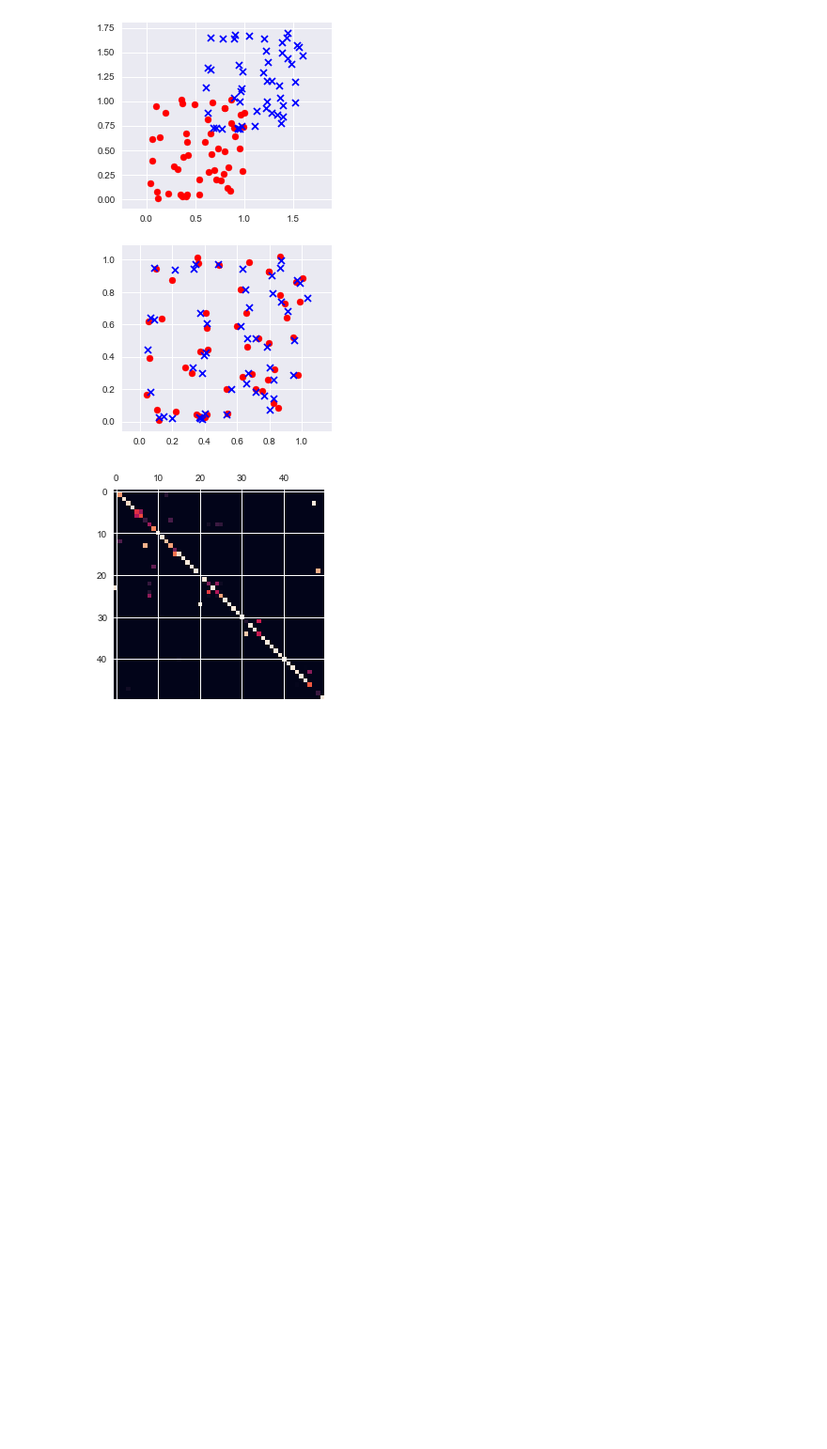
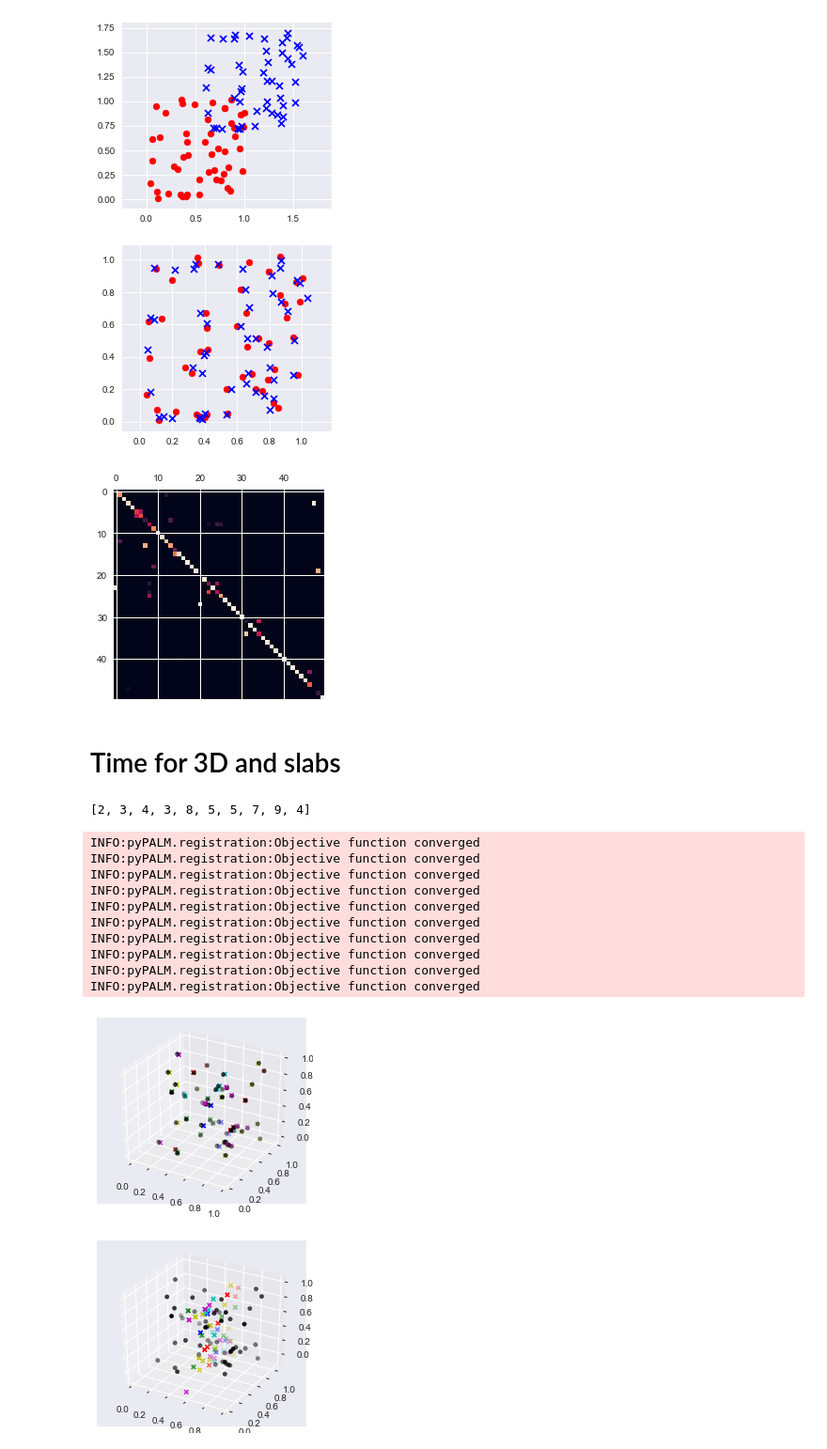
Before and after one commit to david-hoffman/pyPALM, a Jupyter notebook: notebooks/Point Matching testing internal implementation.ipynb, the cells around one changed output. Shown: that part at 94% size. Cells and saved outputs as stored; diff of their text form; code cells hidden in the pictures; blank space fills up the shorter version.

Commit message:
Improved logging

```diff
--- a/notebooks/Point Matching testing internal implementation.ipynb
+++ b/notebooks/Point Matching testing internal implementation.ipynb
@@ -198,3 +198,8 @@ def plot_results(X, Y, TY):
 # %%
 import seaborn as sns
 sns.set()
+# %%
+import logging
+logger = logging.getLogger()
+logger.setLevel(logging.DEBUG)
+logging.debug("test")
@@ -307,3 +327,5 @@ plt.matshow(reg2.p_old)
 [figure]
 [figure]
 [figure]
+# %% [markdown]
+# Time for 3D and slabs
@@ -309,0 +363,40 @@ plt.matshow(reg2.p_old)
+# %%
+npnts = 50
+nnoise = 0
+nslabs = 10
+noise_pnts1, noise_pnts2 = np.random.rand(2, 3, nnoise)
+
+realpnts = np.random.rand(3, npnts)
+ps1 = np.concatenate((realpnts, noise_pnts1), axis=1)
+ps2 = np.concatenate((realpnts, noise_pnts2), axis=1)
+
+scale = np.array((18 * 0.2, 512 * 0.13, 512 * 0.13))[:, None]
+scale = (1,)
+ps1 = ps1 * scale
+ps2 = ps2 * scale
+ps2 += np.random.randn(*ps2.shape) * 1e-6
+
+slab_limits = np.linspace(0, scale[0], nslabs + 1)
+# These are aligned slabs
+slabs = [ps2[:, (slab_limits[i] < ps2[0]) & (ps2[0] < slab_limits[i + 1])] for i in range(nslabs)]
+slabs_wnoise = [slab + np.random.randn(3, 1) * scale * 0.01 for slab in slabs]
+[slab.shape[-1] for slab in slabs_wnoise]
+# %% [output]
+[2, 3, 4, 3, 8, 5, 5, 7, 9, 4]
+# %%
+logger.setLevel(logging.INFO)
+with np.errstate(invalid="raise"):
+    r = main2(ps1, slabs_wnoise, weight=0.5, maxiters=10000, tol=1e-6)
+# rmse(ps1[:npnts], r[0][:npnts])
+# %% [output]
+INFO:pyPALM.registration:Objective function converged
+INFO:pyPALM.registration:Objective function converged
+INFO:pyPALM.registration:Objective function converged
+INFO:pyPALM.registration:Objective function converged
+INFO:pyPALM.registration:Objective function converged
+INFO:pyPALM.registration:Objective function converged
+INFO:pyPALM.registration:Objective function converged
+INFO:pyPALM.registration:Objective function converged
+INFO:pyPALM.registration:Objective function converged
+INFO:pyPALM.registration:Objective function converged
+[figure, added]
```
Also changed, not shown: parts of 11 cells of this notebook, 1 other file.
